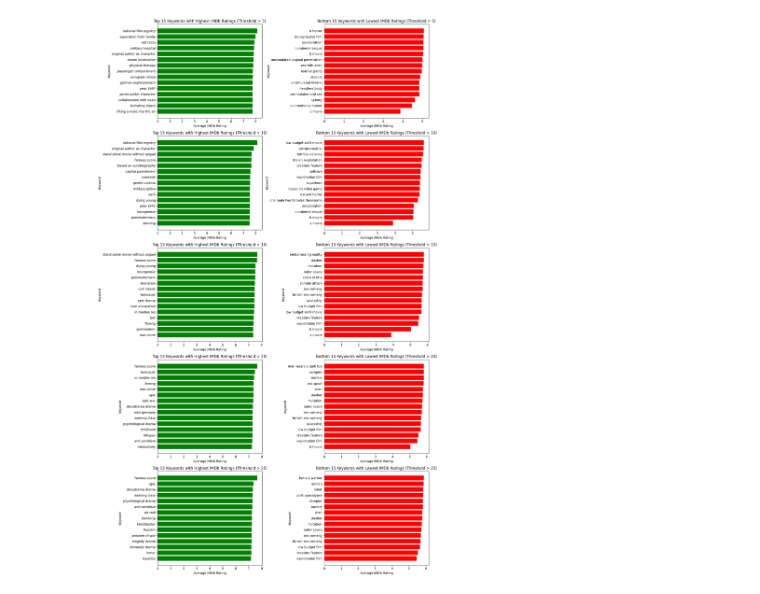
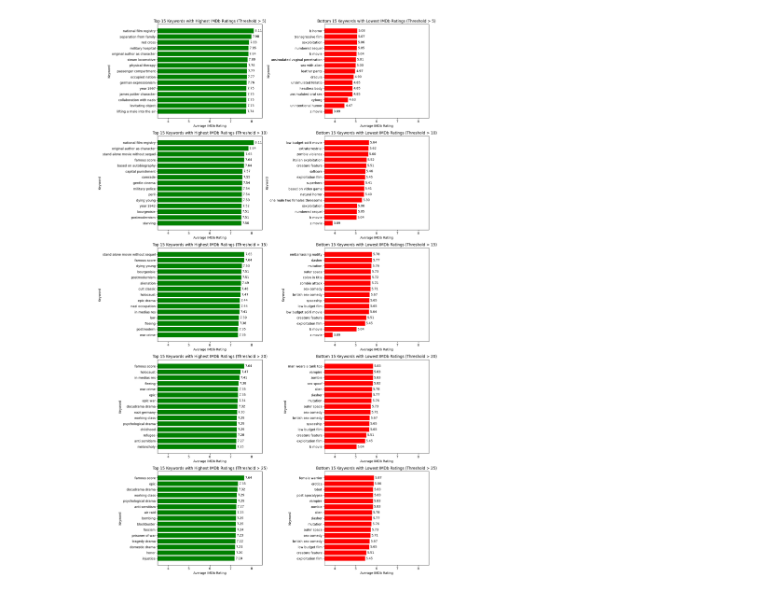
Before and after one commit to SnehilSinha/From-Analytics-to-Action, a Jupyter notebook: Insights.ipynb, the cells around one changed output. Saved outputs shown, nothing was run; the diff lists cells and outputs as text; code cells hidden in the pictures.

```diff
--- a/Insights.ipynb
+++ b/Insights.ipynb
@@ -66,34 +67,41 @@ fig, axes = plt.subplots(len(thresholds), 2, figsize=(15, 5 * len(thresholds)))
 for i, threshold in enumerate(thresholds):
     # Calculate the average IMDb rating for each keyword
     keyword_avg_ratings = {k: sum(v) / len(v) for k, v in keyword_ratings.items() if len(v) > threshold}
 
     # Convert to DataFrame and sort by rating
     keyword_df = pd.DataFrame(keyword_avg_ratings.items(), columns=["Keyword", "Average IMDb Rating"])
     keyword_df = keyword_df.sort_values(by="Average IMDb Rating", ascending=False)
 
     # Display top and bottom 15 keywords
     top_keywords = keyword_df.head(15)
     bottom_keywords = keyword_df.tail(15)
 
     # Plot top 15 keywords
     ax_top = axes[i, 0]
     ax_top.barh(top_keywords["Keyword"], top_keywords["Average IMDb Rating"], color="green")
     ax_top.set_xlabel("Average IMDb Rating")
     ax_top.set_ylabel("Keyword")
     ax_top.set_title(f"Top 15 Keywords with Highest IMDb Ratings (Threshold > {threshold})")
-    ax_top.invert_yaxis()  # Invert y-axis for better readability
+    ax_top.invert_yaxis()
+    ax_top.set_xlim(3.5, 8.5)  # Adjust based on your data
+    for idx, val in enumerate(top_keywords["Average IMDb Rating"]):
+        ax_top.text(val + 0.05, idx, f"{val:.2f}", va="center")
 
     # Plot bottom 15 keywords
     ax_bottom = axes[i, 1]
     ax_bottom.barh(bottom_keywords["Keyword"], bottom_keywords["Average IMDb Rating"], color="red")
     ax_bottom.set_xlabel("Average IMDb Rating")
     ax_bottom.set_ylabel("Keyword")
     ax_bottom.set_title(f"Bottom 15 Keywords with Lowest IMDb Ratings (Threshold > {threshold})")
-    ax_bottom.invert_yaxis()  # Invert y-axis for better readability
+    ax_bottom.invert_yaxis()
+    ax_bottom.set_xlim(3.5, 8.5)  # Same range for consistency
+    for idx, val in enumerate(bottom_keywords["Average IMDb Rating"]):
+        ax_bottom.text(val + 0.05, idx, f"{val:.2f}", va="center")
+
 
 # Adjust layout and display plots
 plt.tight_layout()
 plt.show()
 # %% [output]
-[figure, old version]
+[figure, new version]
 # %%
```
Also changed, not shown: parts of 8 cells of this notebook, 1 other file.
